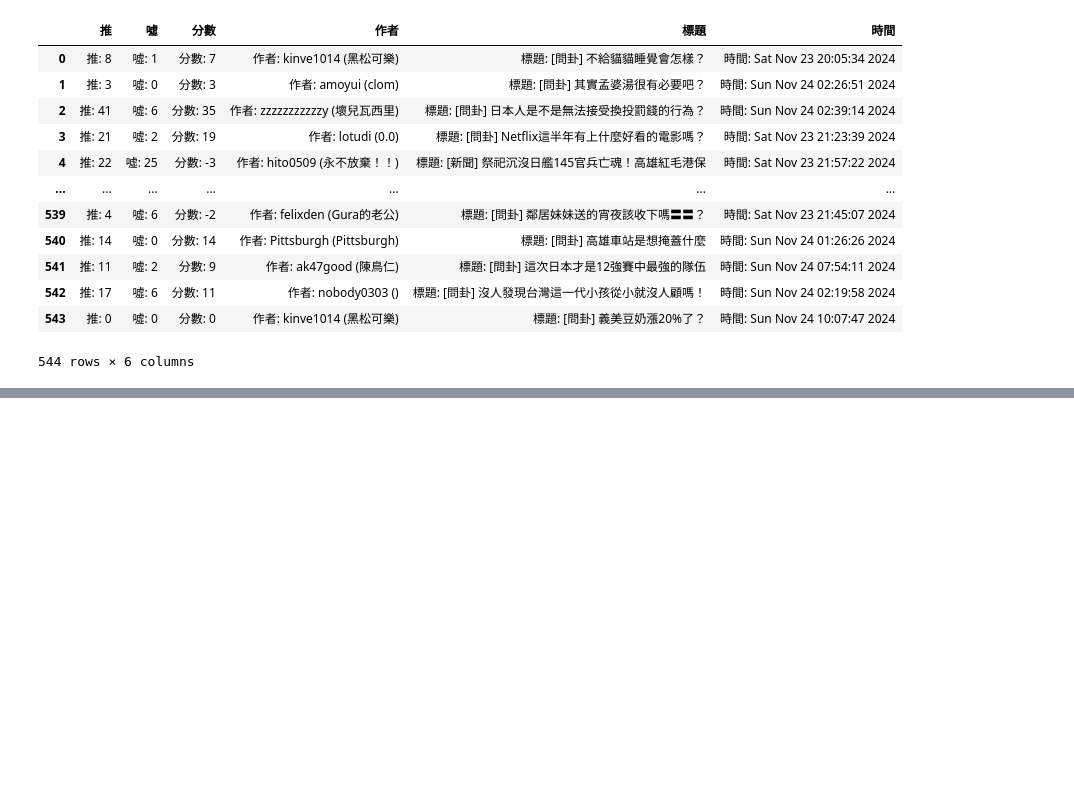
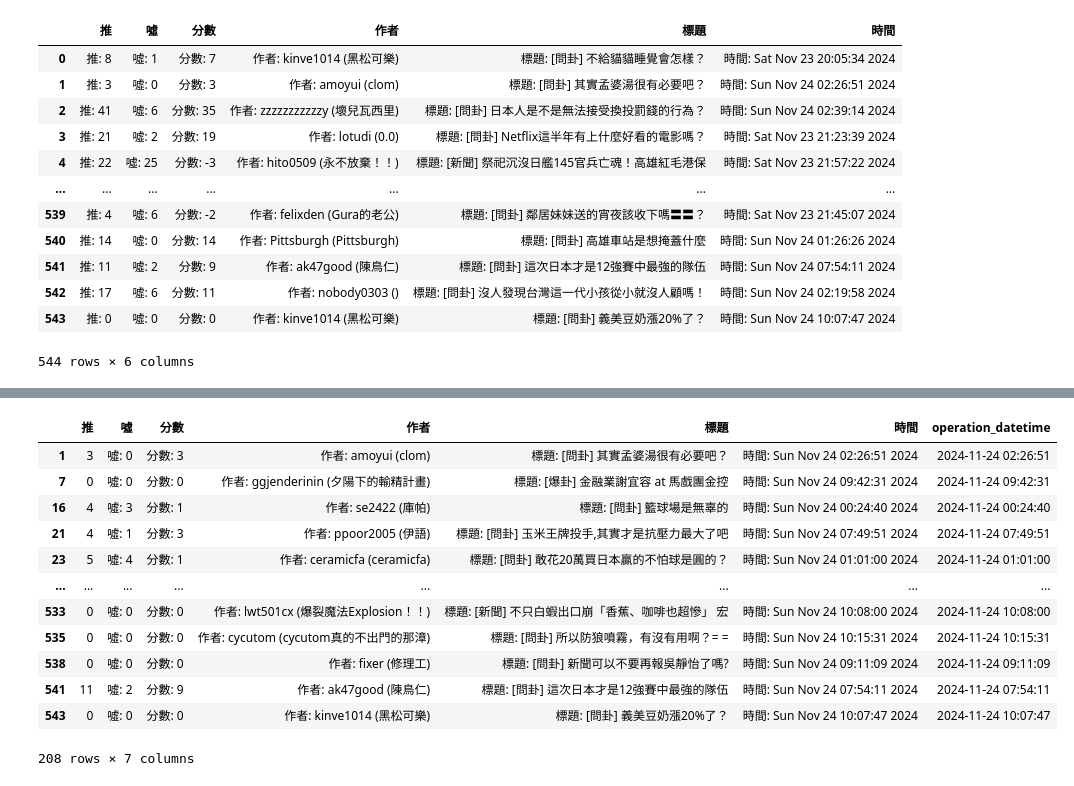
Before and after one commit to uuboyscy/cii101, a Jupyter notebook: pyetl/p_10_pandas_ptt.ipynb, the cells around one changed output, grey strips where cells are left out. Drawn from its saved outputs; the diff is of its cells as text; code cells hidden in the pictures; blank space fills up the shorter version.

```diff
--- a/pyetl/p_10_pandas_ptt.ipynb
+++ b/pyetl/p_10_pandas_ptt.ipynb
@@ -112,0 +299,27 @@ df.to_csv(
+# %%
+filter_push_gt_20 = df["推"] > 20
+filter_push_lt_30 = df["推"] < 30
+filter_score_abs_lt_10 = df["分數"].apply(lambda x: int(x.split(": ")[1])).abs() < 10
+filter_after_20241124 = df["operation_datetime"] > pd.to_datetime("2024-11-24 00:00:00")
+
+df[
+    filter_after_20241124
+    & (
+        (filter_push_gt_20 & filter_push_lt_30)
+        | filter_score_abs_lt_10
+    )
+]
+# %% [output]
+|  | 推 | 噓 | 分數 | 作者 | 標題 | 時間 | operation_datetime |
+| 1 | 3 | 噓: 0 | 分數: 3 | 作者: amoyui (clom) | 標題: [問卦] 其實孟婆湯很有必要吧？ | 時間: Sun Nov 24 02:26:51 2024 | 2024-11-24 02:26:51 |
+| 7 | 0 | 噓: 0 | 分數: 0 | 作者: ggjenderinin (夕陽下的輸精計畫) | 標題: [爆卦] 金融業謝宜容 at 馬戲團金控 | 時間: Sun Nov 24 09:42:31 2024 | 2024-11-24 09:42:31 |
+| 16 | 4 | 噓: 3 | 分數: 1 | 作者: se2422 (庫帕) | 標題: [問卦] 籃球場是無辜的 | 時間: Sun Nov 24 00:24:40 2024 | 2024-11-24 00:24:40 |
+| 21 | 4 | 噓: 1 | 分數: 3 | 作者: ppoor2005 (伊語) | 標題: [問卦] 玉米王牌投手,其實才是抗壓力最大了吧 | 時間: Sun Nov 24 07:49:51 2024 | 2024-11-24 07:49:51 |
+| 23 | 5 | 噓: 4 | 分數: 1 | 作者: ceramicfa (ceramicfa) | 標題: [問卦] 敢花20萬買日本贏的不怕球是圓的？ | 時間: Sun Nov 24 01:01:00 2024 | 2024-11-24 01:01:00 |
+| ... | ... | ... | ... | ... | ... | ... | ... |
+| 533 | 0 | 噓: 0 | 分數: 0 | 作者: lwt501cx (爆裂魔法Explosion！！) | 標題: [新聞] 不只白蝦出口崩「香蕉、咖啡也超慘」 宏 | 時間: Sun Nov 24 10:08:00 2024 | 2024-11-24 10:08:00 |
+| 535 | 0 | 噓: 0 | 分數: 0 | 作者: cycutom (cycutom真的不出門的那漳) | 標題: [問卦] 所以防狼噴霧，有沒有用啊？= = | 時間: Sun Nov 24 10:15:31 2024 | 2024-11-24 10:15:31 |
+| 538 | 0 | 噓: 0 | 分數: 0 | 作者: fixer (修理工) | 標題: [問卦] 新聞可以不要再報吳靜怡了嗎? | 時間: Sun Nov 24 09:11:09 2024 | 2024-11-24 09:11:09 |
+| 541 | 11 | 噓: 2 | 分數: 9 | 作者: ak47good (陳鳥仁) | 標題: [問卦] 這次日本才是12強賽中最強的隊伍 | 時間: Sun Nov 24 07:54:11 2024 | 2024-11-24 07:54:11 |
+| 543 | 0 | 噓: 0 | 分數: 0 | 作者: kinve1014 (黑松可樂) | 標題: [問卦] 義美豆奶漲20%了？ | 時間: Sun Nov 24 10:07:47 2024 | 2024-11-24 10:07:47 |
+208 rows × 7 columns
```
Also changed, not shown: parts of 19 cells of this notebook, 10 other files.
